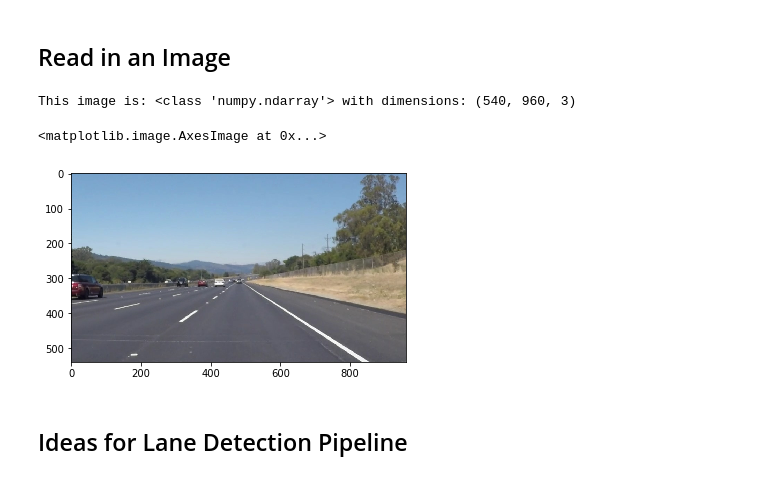
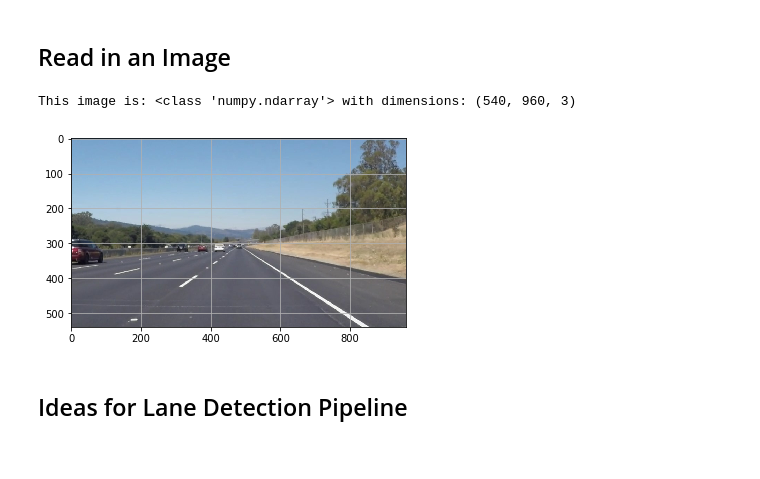
Before and after one commit to mscwu/udacity_lane_detection, a Jupyter notebook: P1.ipynb, the cells around one changed output. Cells and saved outputs as stored; diff of their text form; code cells hidden in the pictures.

```diff
--- a/P1.ipynb
+++ b/P1.ipynb
@@ -52,14 +52,14 @@ import cv2
 # %%
 #reading in an image
 image = mpimg.imread('test_images/solidWhiteRight.jpg')
 
 #printing out some stats and plotting
 print('This image is:', type(image), 'with dimensions:', image.shape)
 plt.imshow(image)  # if you wanted to show a single color channel image called 'gray', for example, call as plt.imshow(gray, cmap='gray')
+plt.grid()
 # %% [output]
 This image is: <class 'numpy.ndarray'> with dimensions: (540, 960, 3)
-<matplotlib.image.AxesImage at 0x...>
-[figure, old version]
+[figure, new version]
 # %% [markdown]
 ## Ideas for Lane Detection Pipeline
 # %% [markdown]
```
Also changed, not shown: parts of 9 cells of this notebook, 16 other files.
